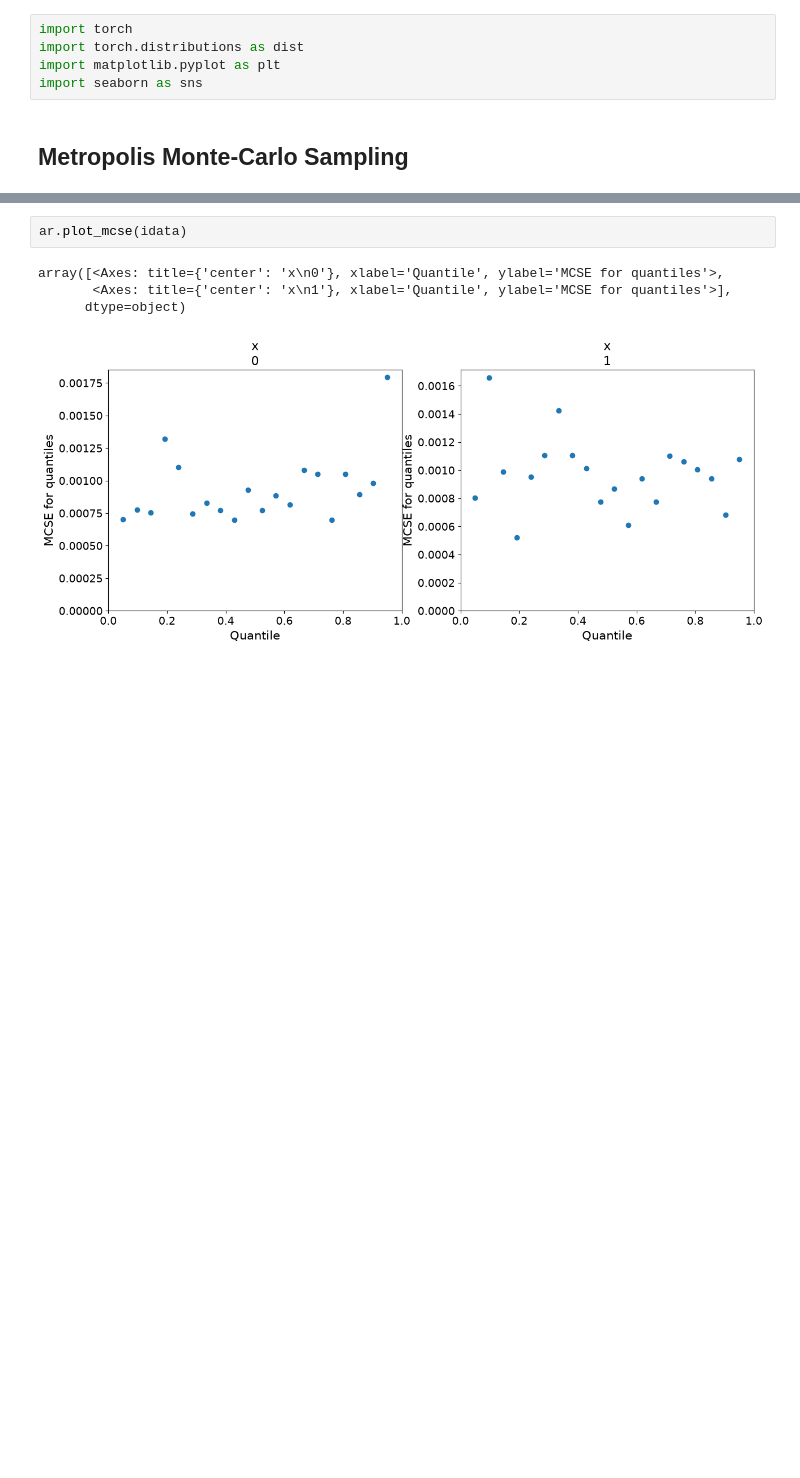
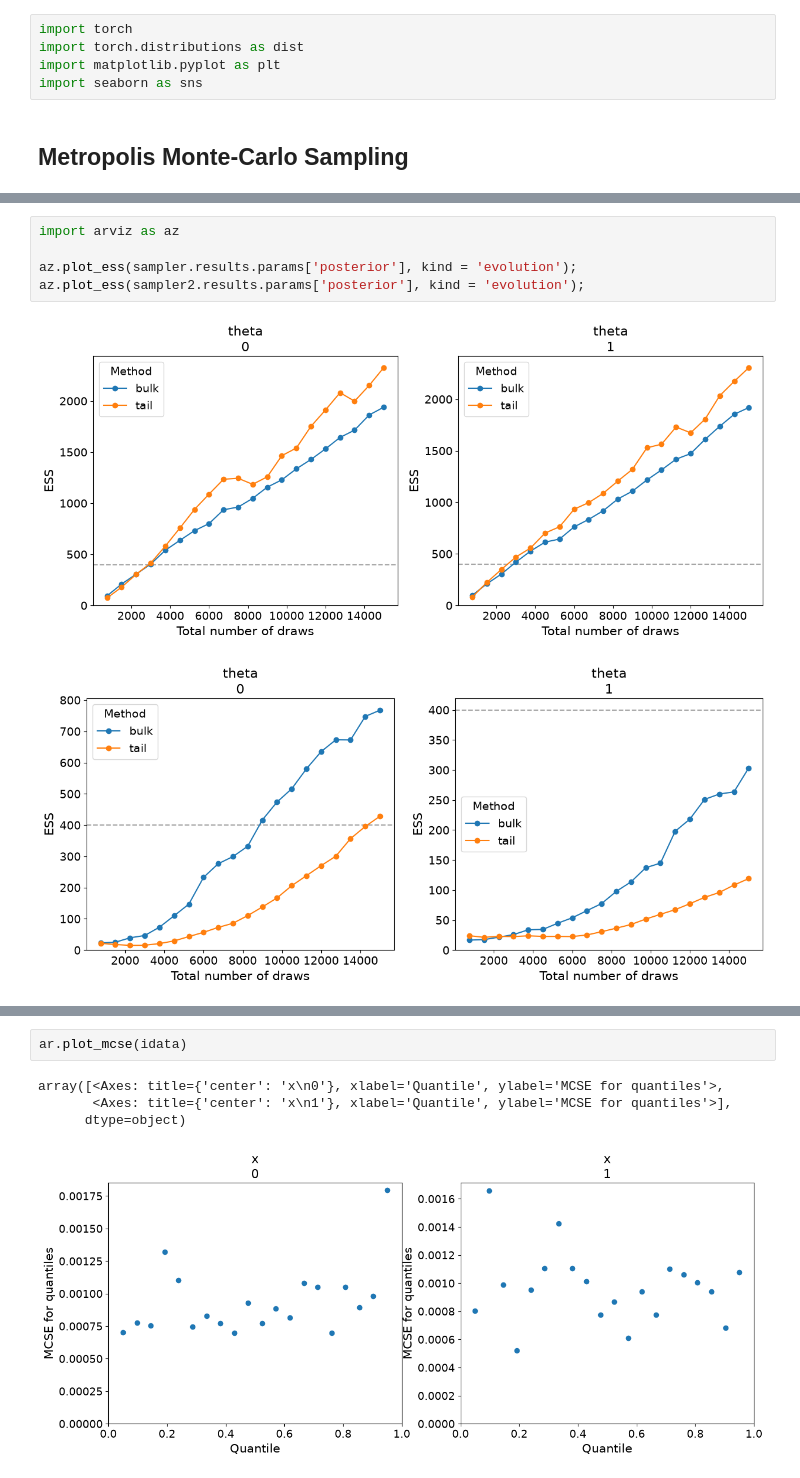
Before and after one commit to gdubbs100/explore-monte-carlo, a Jupyter notebook: montecarlo.ipynb, the cells around one changed output, grey strips where cells are left out. Saved outputs shown, nothing was run; the diff lists cells and outputs as text; blank space fills up the shorter version.

```diff
--- a/montecarlo.ipynb
+++ b/montecarlo.ipynb
@@ -61,0 +58,8 @@ tensor([0.2751, 0.2754, 0.2760, 0.2773, 0.2761, 0.2729, 0.2757, 0.2744, 0.2737,
+# %%
+import arviz as az
+
+az.plot_ess(sampler.results.params['posterior'], kind = 'evolution');
+az.plot_ess(sampler2.results.params['posterior'], kind = 'evolution');
+# %% [output]
+[figure, added]
+[figure, added]
```
Also changed, not shown: parts of 12 cells of this notebook, 6 other files.
